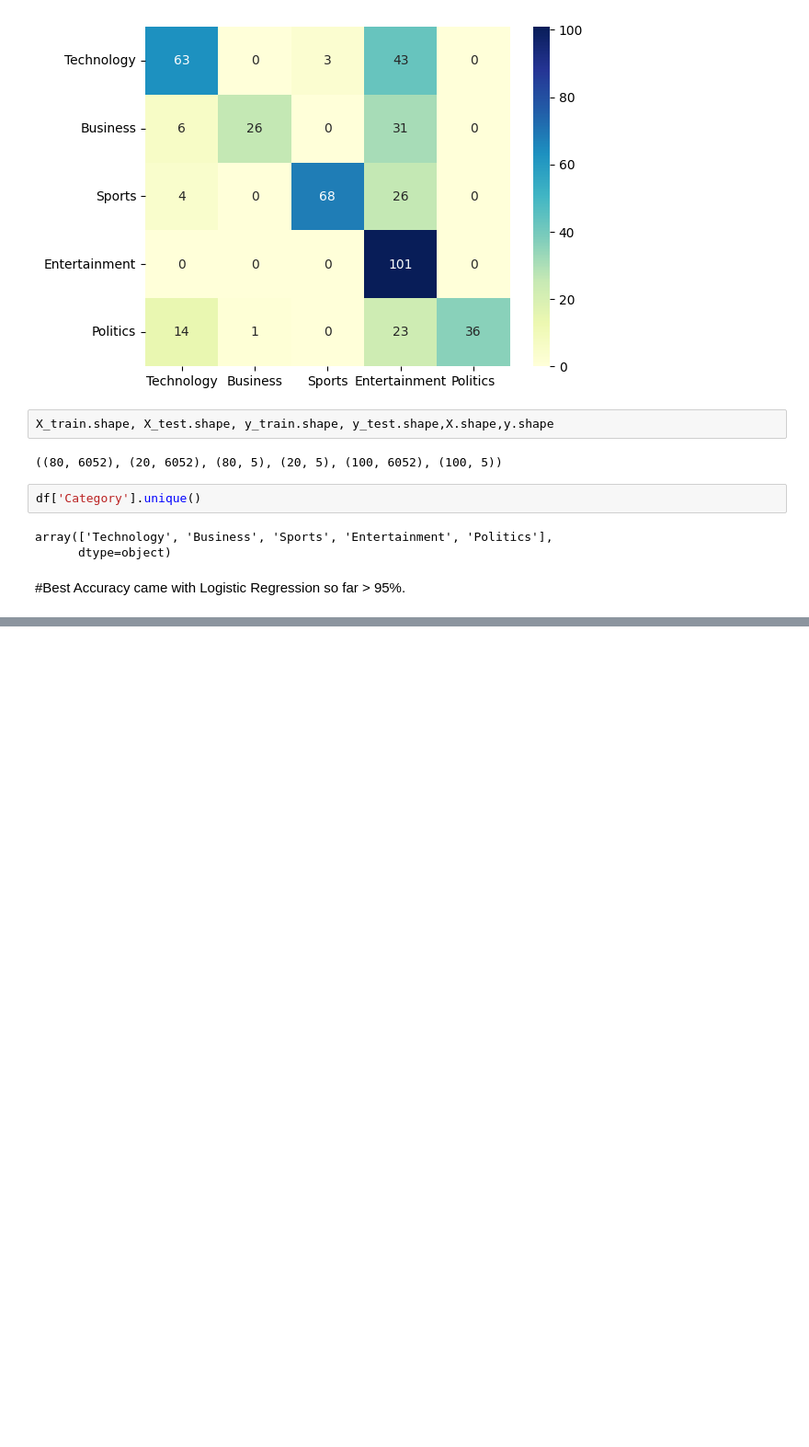
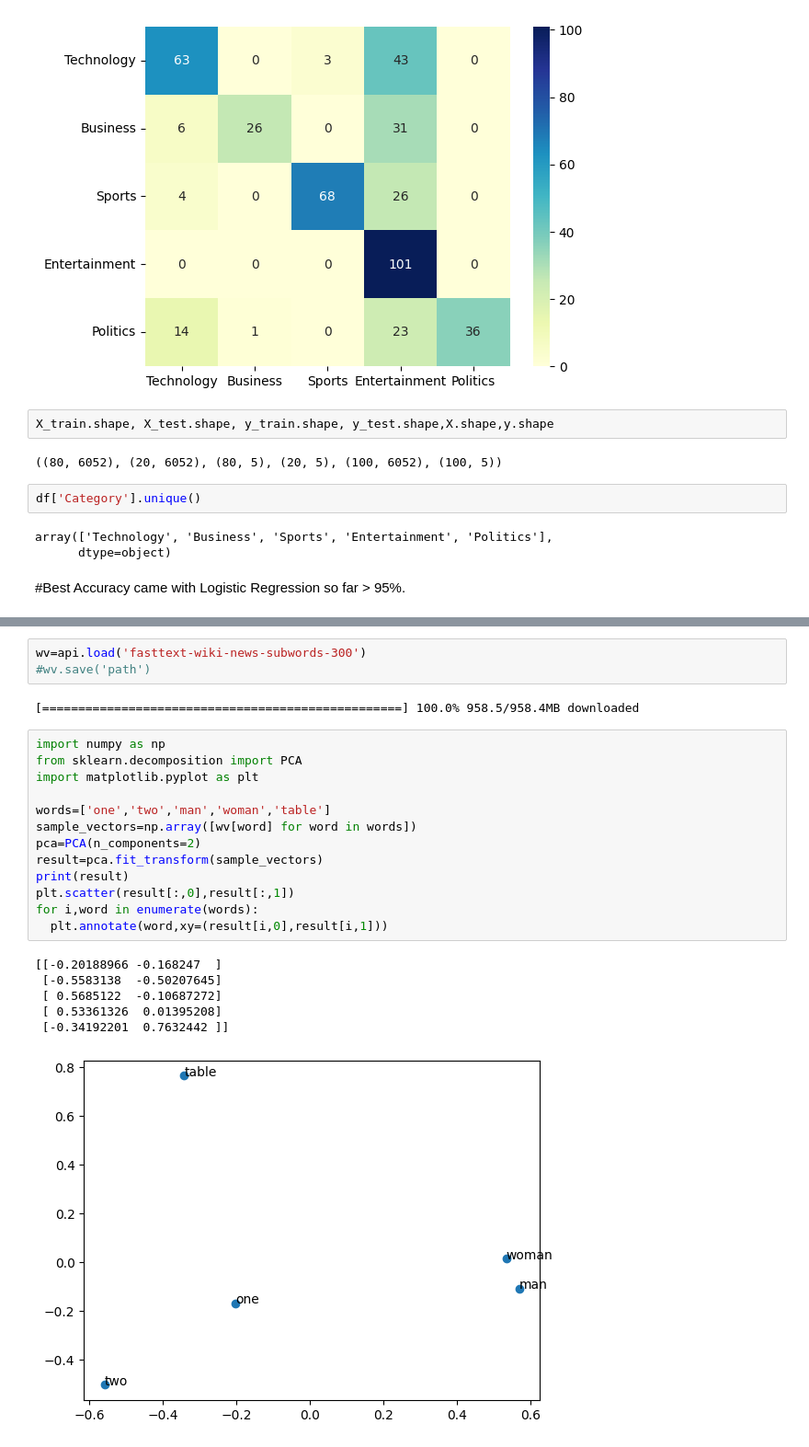
Before and after one commit to Swati7350/Newspapers---Text-Classification, a Jupyter notebook: FlipItNews_Word_Embedding_Word2Vec.ipynb, the cells around one changed output, grey strips where cells are left out. Shown at 92% size. Cells and saved outputs as stored; diff of their text form; blank space fills up the shorter version.

```diff
--- a/FlipItNews_Word_Embedding_Word2Vec.ipynb
+++ b/FlipItNews_Word_Embedding_Word2Vec.ipynb
@@ -525,0 +559,25 @@ array(['Technology', 'Business', 'Sports', 'Entertainment', 'Politics'],
+# %%
+wv=api.load('fasttext-wiki-news-subwords-300')
+#wv.save('path')
+# %% [output]
+[==================================================] 100.0% 958.5/958.4MB downloaded
+# %%
+import numpy as np
+from sklearn.decomposition import PCA
+import matplotlib.pyplot as plt
+
+words=['one','two','man','woman','table']
+sample_vectors=np.array([wv[word] for word in words])
+pca=PCA(n_components=2)
+result=pca.fit_transform(sample_vectors)
+print(result)
+plt.scatter(result[:,0],result[:,1])
+for i,word in enumerate(words):
+  plt.annotate(word,xy=(result[i,0],result[i,1]))
+# %% [output]
+[[-0.20188966 -0.168247  ]
+ [-0.5583138  -0.50207645]
+ [ 0.5685122  -0.10687272]
+ [ 0.53361326  0.01395208]
+ [-0.34192201  0.7632442 ]]
+[figure, added]
```
Also changed, not shown: parts of 15 cells of this notebook.
